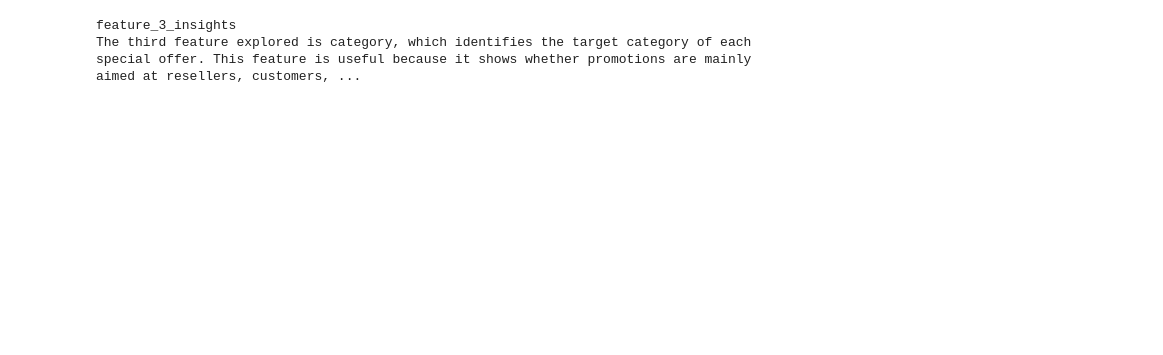
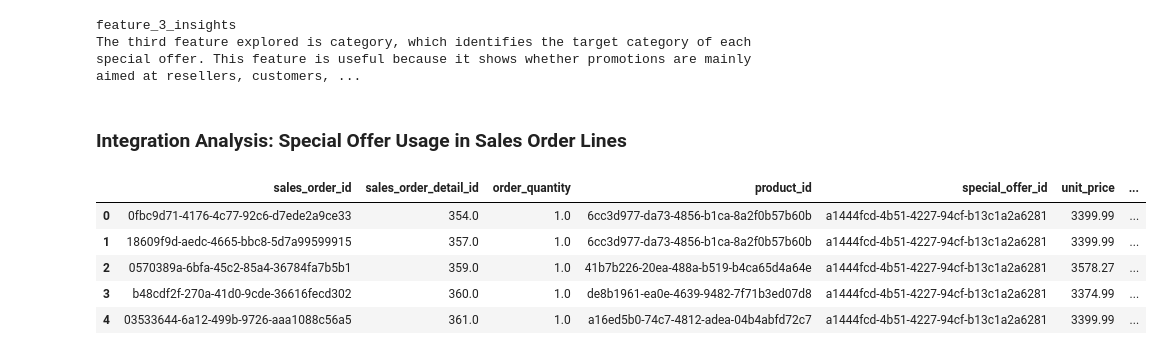
Before and after one commit to zeshanshameel/MLAA-AT3, a Jupyter notebook: notebooks/student_D_clustering/36106_26AU_AT3_student_id_SD_2_eda_special_offer.ipynb, the cells around one changed output. Saved outputs shown, nothing was run; the diff lists cells and outputs as text; code cells hidden in the pictures; blank space fills up the shorter version.

```diff
--- a/notebooks/student_D_clustering/36106_26AU_AT3_student_id_SD_2_eda_special_offer.ipynb
+++ b/notebooks/student_D_clustering/36106_26AU_AT3_student_id_SD_2_eda_special_offer.ipynb
@@ -387,3 +387,20 @@ print_tile(size="h3", key='feature_3_insights', value=feature_3_insights)
 # %% [output]
 feature_3_insights
 The third feature explored is category, which identifies the target category of each special offer. This feature is useful because it shows whether promotions are mainly aimed at resellers, customers, ...
+# %% [markdown]
+### Integration Analysis: Special Offer Usage in Sales Order Lines
+# %%
+# Load order-line fact data for contextual special offer analysis
+try:
+    sales_order_detail_df = pd.read_csv(at.folder_path / "sales_order_detail.csv")
+except Exception as e:
+    print(e)
+
+sales_order_detail_df.head()
+# %% [output]
+|  | sales_order_id | sales_order_detail_id | order_quantity | product_id | special_offer_id | unit_price | ... |
+| 0 | 0fbc9d71-4176-4c77-92c6-d7ede2a9ce33 | 354.0 | 1.0 | 6cc3d977-da73-4856-b1ca-8a2f0b57b60b | a1444fcd-4b51-4227-94cf-b13c1a2a6281 | 3399.99 | ... |
+| 1 | 18609f9d-aedc-4665-bbc8-5d7a99599915 | 357.0 | 1.0 | 6cc3d977-da73-4856-b1ca-8a2f0b57b60b | a1444fcd-4b51-4227-94cf-b13c1a2a6281 | 3399.99 | ... |
+| 2 | 0570389a-6bfa-45c2-85a4-36784fa7b5b1 | 359.0 | 1.0 | 41b7b226-20ea-488a-b519-b4ca65d4a64e | a1444fcd-4b51-4227-94cf-b13c1a2a6281 | 3578.27 | ... |
+| 3 | b48cdf2f-270a-41d0-9cde-36616fecd302 | 360.0 | 1.0 | de8b1961-ea0e-4639-9482-7f71b3ed07d8 | a1444fcd-4b51-4227-94cf-b13c1a2a6281 | 3374.99 | ... |
+| 4 | 03533644-6a12-499b-9726-aaa1088c56a5 | 361.0 | 1.0 | a16ed5b0-74c7-4812-adea-04b4abfd72c7 | a1444fcd-4b51-4227-94cf-b13c1a2a6281 | 3399.99 | ... |
```
Also changed, not shown: parts of 7 cells of this notebook, 1 other file.
